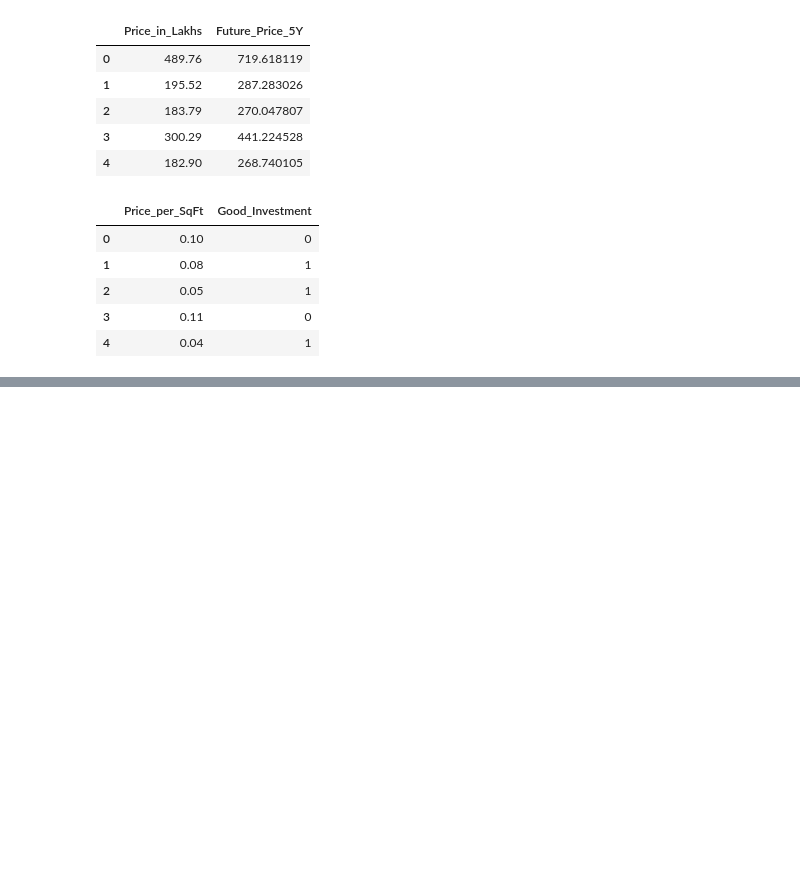
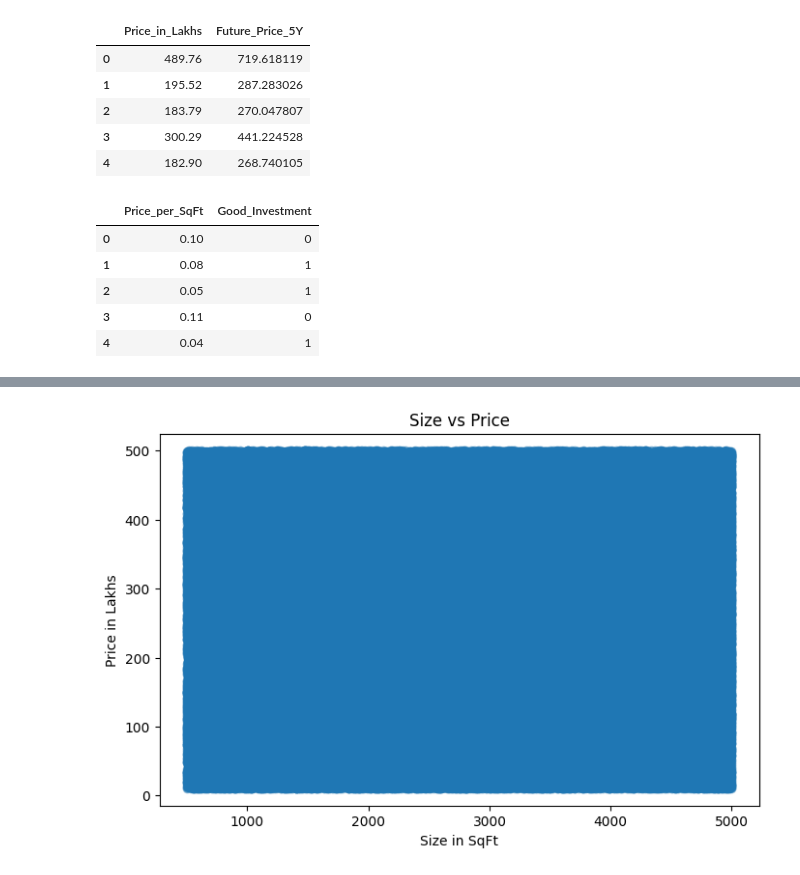
Before and after one commit to shabbu8111999/Real_Estate_Investment_Advisor_Using_ML_Streamlit, a Jupyter notebook: project_jupyter_file/real_estate_project.ipynb, the cells around one changed output, grey strips where cells are left out. Cells and saved outputs as stored; diff of their text form; code cells hidden in the pictures; blank space fills up the shorter version.

```diff
--- a/project_jupyter_file/real_estate_project.ipynb
+++ b/project_jupyter_file/real_estate_project.ipynb
@@ -345,0 +395,11 @@ df[['Price_per_SqFt', 'Good_Investment']].head()
+# %%
+# relationship between Size and Price
+
+plt.figure(figsize=(8, 5))
+plt.scatter(df['Size_in_SqFt'], df['Price_in_Lakhs'], alpha=0.4)
+plt.title("Size vs Price")
+plt.xlabel("Size in SqFt")
+plt.ylabel("Price in Lakhs")
+plt.show()
+# %% [output]
+[figure, added]
```
Also changed, not shown: parts of 15 cells of this notebook.
